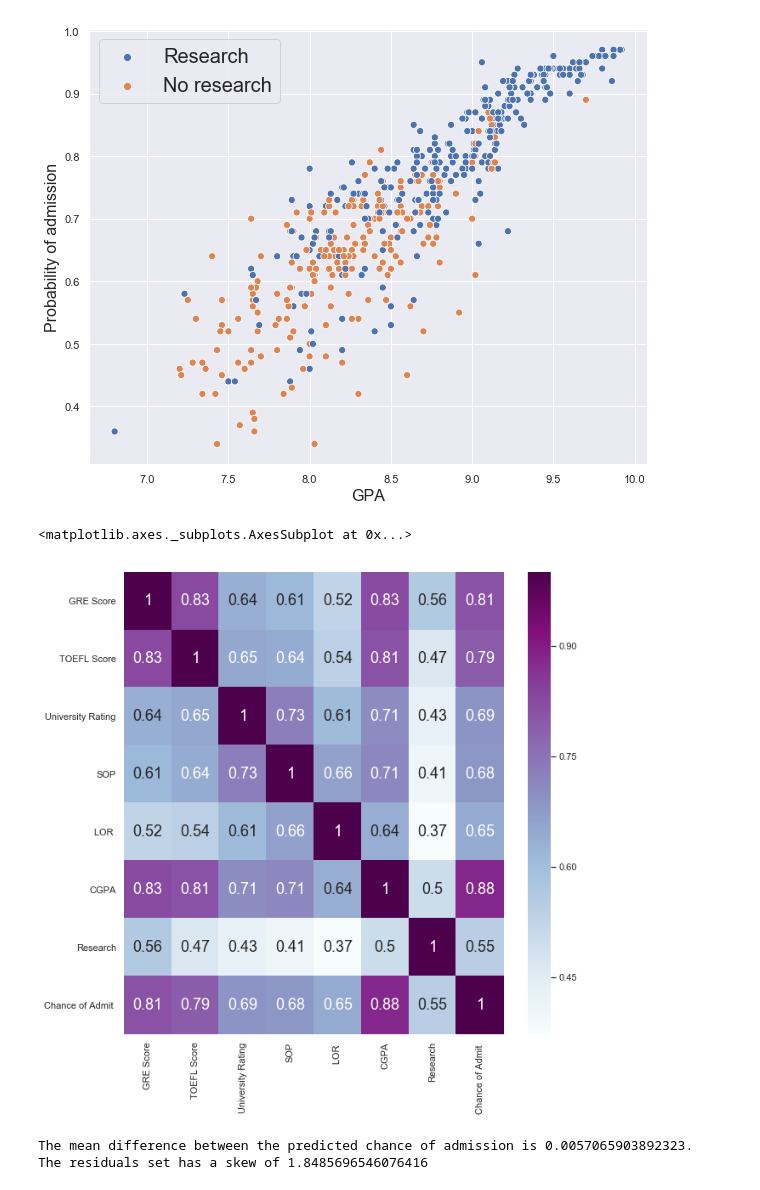
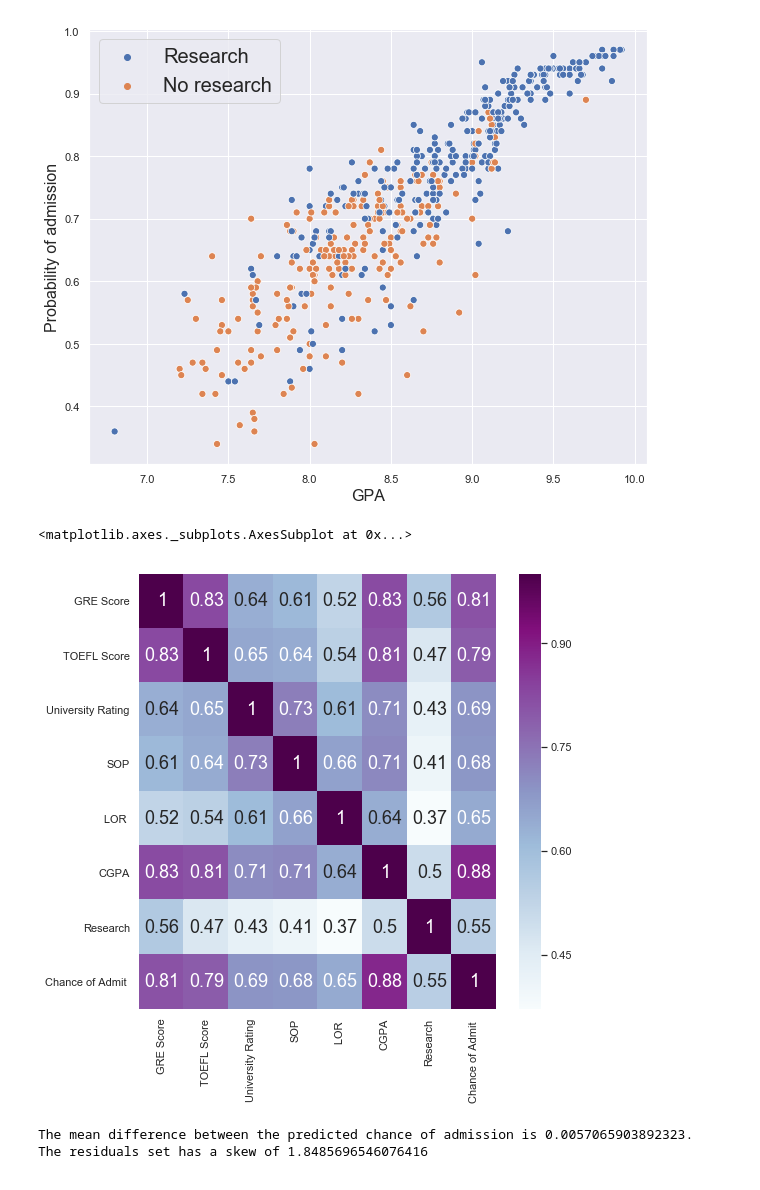
Before and after one commit to alexandruparaschiv/Kaggle-datasets, a Jupyter notebook: Graduate_Admissions/graduate_admissions.ipynb, the cells around one changed output. Drawn from its saved outputs; the diff is of its cells as text; code cells hidden in the pictures.

```diff
--- a/Graduate_Admissions/graduate_admissions.ipynb
+++ b/Graduate_Admissions/graduate_admissions.ipynb
@@ -111,14 +111,14 @@ plt.show()
 # %%
 """ The correlation plot show a high correlation between most features.
 That is to be expected as stronger students will generally test better across
 different exams (TOEFL, GRE) and they will also achieve a higher GPA. Interestingly,
 research has the lowest correlation with the chance of being admitted. """
 
-plt.figure(figsize=(10,10))
+plt.figure(figsize=(8,8))
 sns.heatmap(df.corr(),annot=True,annot_kws={"size": 18},cmap='BuPu')
 # %% [output]
 <matplotlib.axes._subplots.AxesSubplot at 0x...>
-[figure, old version]
+[figure, new version]
 # %%
 # preparing data to build models
 
```
Also changed, not shown: parts of 8 cells of this notebook.
